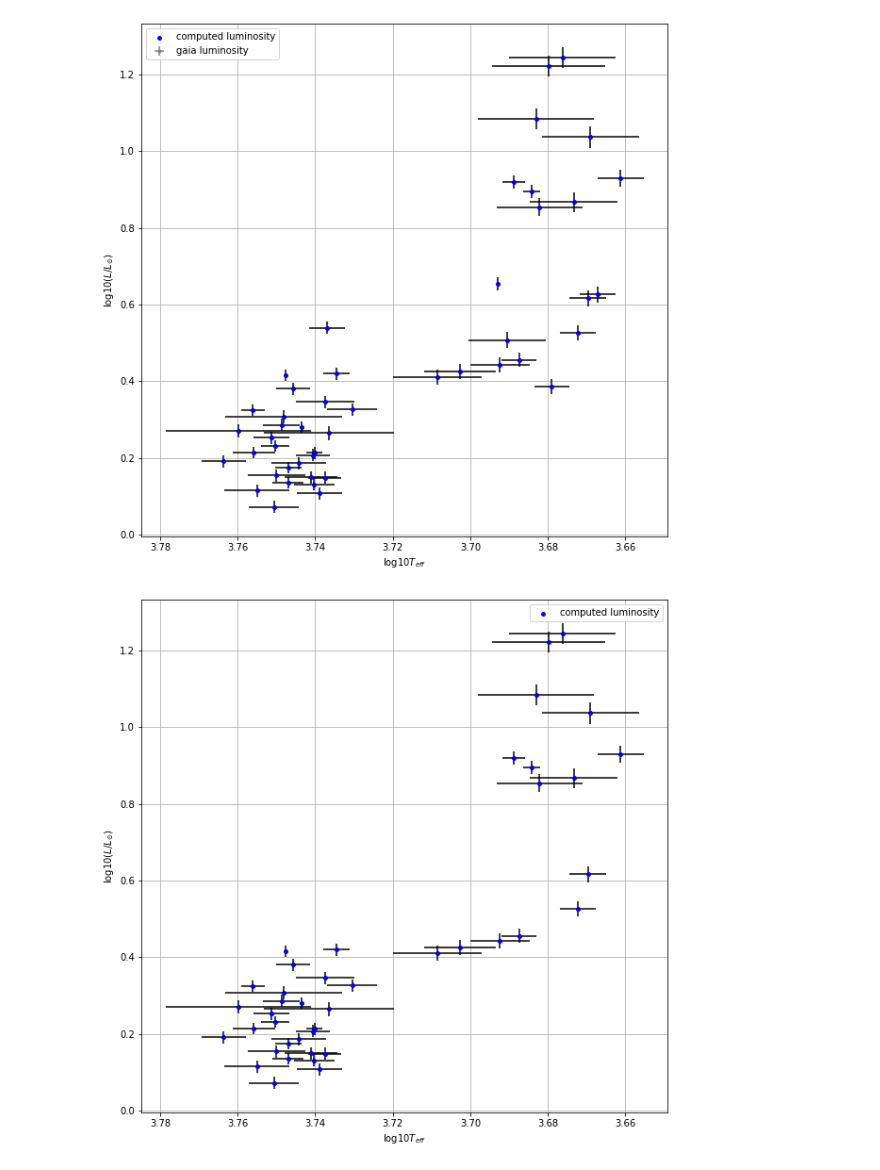
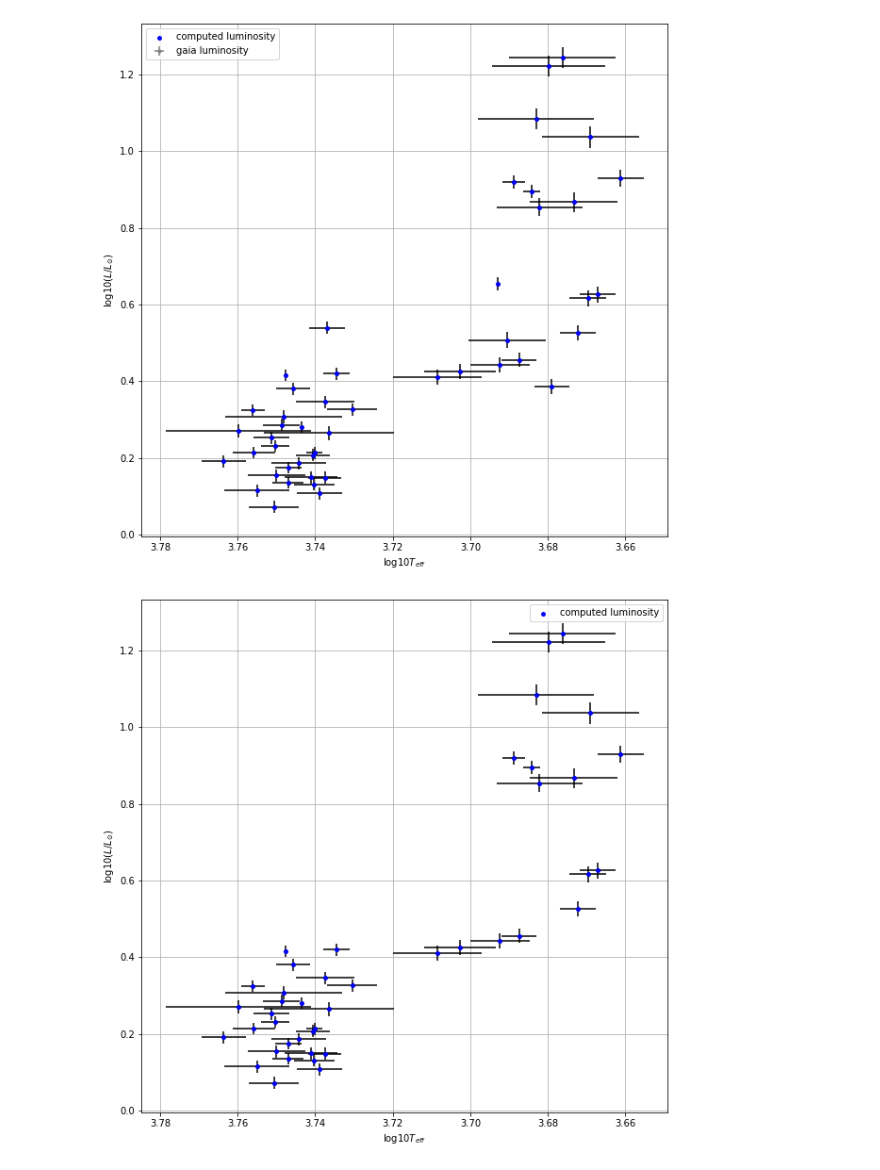
Before and after one commit to Harry-Westwood/Y4-Project-InterNeuralStellar, a Jupyter notebook: data_collection/NGC_6791/cluster_collect_NGC6791.ipynb, the cells around one changed output. Drawn from its saved outputs; the diff is of its cells as text; code cells hidden in the pictures.

Commit message:
Adding more apogee data and redoing extinction dustmap results

```diff
--- a/data_collection/NGC_6791/cluster_collect_NGC6791.ipynb
+++ b/data_collection/NGC_6791/cluster_collect_NGC6791.ipynb
@@ -19,14 +19,15 @@ Created TAP+ (v1.2.1) - Connection:
 OC = 'NGC_6791'
 # %%
 #step0: match apogee data with gaia data
-apogee_Teff = matchApogeeGaia('kepler')
+#apogee_Teff = matchApogeeGaia('k2')
 
 #step 1: get members in gaia IDs and write a simbad input file
 gaia_IDs, member_df = genSimbad(OC, "{}/{}_simbad_input.txt".format(OC,OC))
 
-#step 2: astroquery for gaia Gband mags, luminosities and distances
+#step 2: astroquery for gaia Gband mags, luminosities and distances, then tm_IDs
 gaia_df = GAIA_query(gaia_IDs)
+gaia_df = GAIA_query_tm(gaia_df, gaia_IDs)
 
 #step 3: merging apogee_gaia df with gaia_df
-step3_df = mergeApogee(gaia_df, apogee_Teff)
+step3_df = matchApogeeToData(gaia_df)
 # %% [output]
@@ -184,15 +192,17 @@ plotCluster(cut_df, plot_gaia=True)
 # %%
 #removing blue stragglers
 #no blue stragglers
+step9_df = cut_df.copy()
 
 #removing other weird stars
-step9_df = removeStars(cut_df, 3.74, 0.6,1)
+step9_df = removeStars(step9_df, 3.74, 0.6,1)
 step9_df = removeStars(step9_df, 3.70, 0.7,1)
 step9_df = removeStars(step9_df, 3.68, 0.4,1)
+step9_df = removeStars(step9_df, 3.69, 0.55,1)
 
 plotCluster(step9_df, plot_gaia=False, plot_train=False, grid_path='grid2_early.csv')
 # %% [output]
-[figure, old version]
+[figure, new version]
 # %%
 #save data to csv
 step9_df.to_csv(f'{OC}/{OC}_final.csv',index=False)
```
Also changed, not shown: parts of 5 cells of this notebook, 1 other file.
